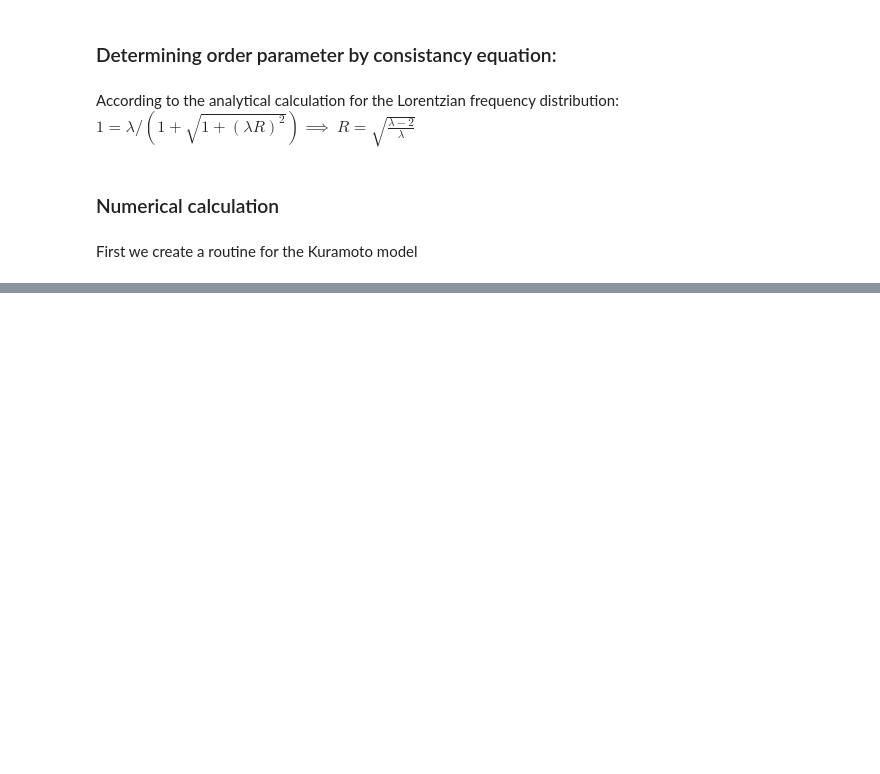
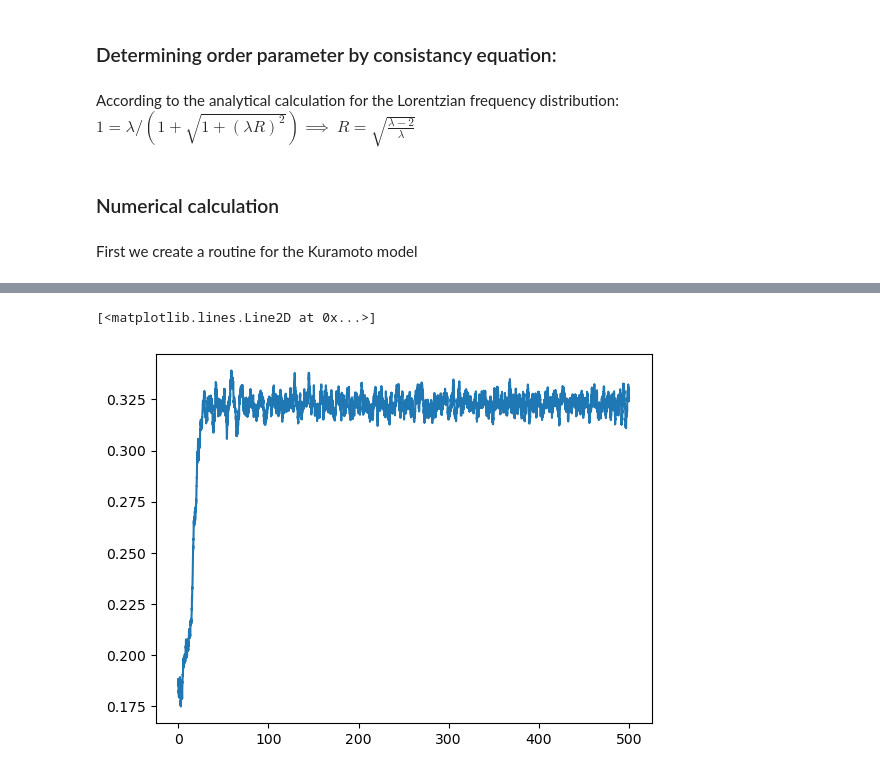
Before and after one commit to RadicceJustino/Kuramoto-basic, a Jupyter notebook: Kuramoto-fully.ipynb, the cells around one changed output, grey strips where cells are left out. Drawn from its saved outputs; the diff is of its cells as text; code cells hidden in the pictures; blank space fills up the shorter version.

```diff
--- a/Kuramoto-fully.ipynb
+++ b/Kuramoto-fully.ipynb
@@ -186,0 +346,9 @@ order(result[1000,:,:][0])
+# %%
+Rlist = np.zeros(Nt)
+philist = np.zeros(Nt)
+
+for i in range(Nt):
+    Rlist[i], philist[i] = order(result[i])
+
+
+#Rlist, philist = order(result[-1,0,:])
@@ -186,0 +359,5 @@ order(result[1000,:,:][0])
+# %%
+plt.plot(time[0],Rlist)
+# %% [output]
+[<matplotlib.lines.Line2D at 0x...>]
+[figure, added]
```
Also changed, not shown: parts of 50 cells of this notebook.
